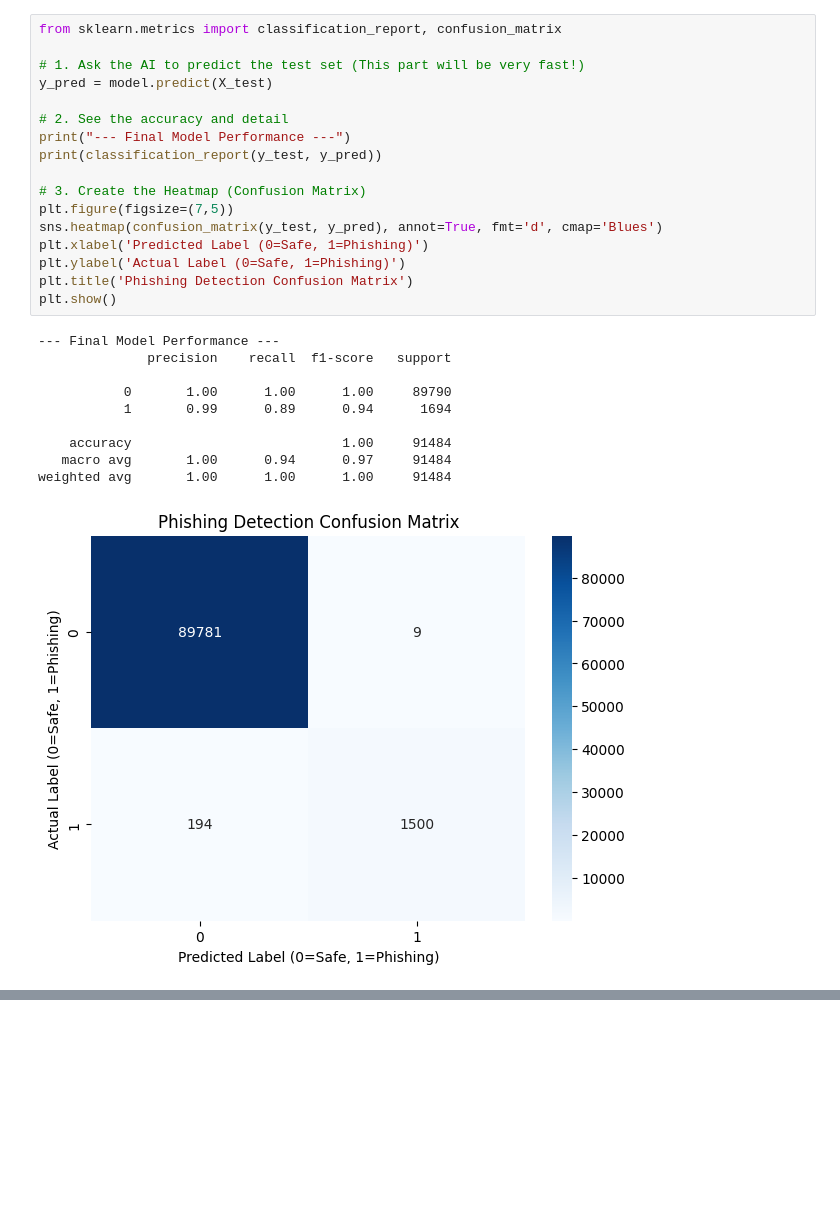
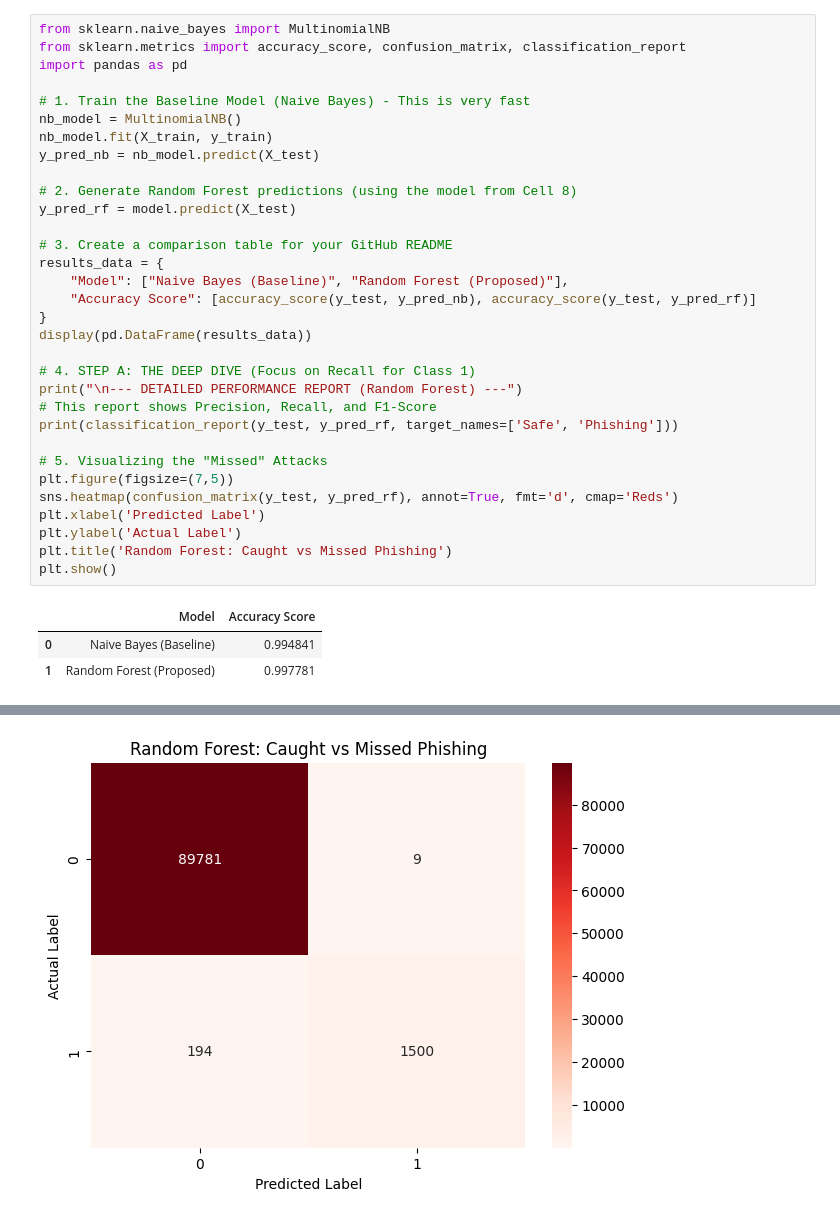
Before and after one commit to chaima-khoualdia/Security-Projectt, a Jupyter notebook: .ipynb, the cells around one changed output, grey strips where cells are left out. Saved outputs shown, nothing was run; the diff lists cells and outputs as text; blank space fills up the shorter version.

```diff
--- a/.ipynb
+++ b/.ipynb
@@ -205,28 +185,36 @@ weighted avg       1.00      1.00      1.00     91484
-# %%
-from sklearn.metrics import classification_report, confusion_matrix
-
-# 1. Ask the AI to predict the test set (This part will be very fast!)
-y_pred = model.predict(X_test)
-
-# 2. See the accuracy and detail
-print("--- Final Model Performance ---")
-print(classification_report(y_test, y_pred))
-
-# 3. Create the Heatmap (Confusion Matrix)
-plt.figure(figsize=(7,5))
-sns.heatmap(confusion_matrix(y_test, y_pred), annot=True, fmt='d', cmap='Blues')
-plt.xlabel('Predicted Label (0=Safe, 1=Phishing)')
-plt.ylabel('Actual Label (0=Safe, 1=Phishing)')
-plt.title('Phishing Detection Confusion Matrix')
-plt.show()
-# %% [output]
---- Final Model Performance ---
-              precision    recall  f1-score   support
-
-           0       1.00      1.00      1.00     89790
-           1       0.99      0.89      0.94      1694
-
-    accuracy                           1.00     91484
-   macro avg       1.00      0.94      0.97     91484
-weighted avg       1.00      1.00      1.00     91484
-[figure, removed]
+# %%
+from sklearn.naive_bayes import MultinomialNB
+from sklearn.metrics import accuracy_score, confusion_matrix, classification_report
+import pandas as pd
+
+# 1. Train the Baseline Model (Naive Bayes) - This is very fast
+nb_model = MultinomialNB()
+nb_model.fit(X_train, y_train)
+y_pred_nb = nb_model.predict(X_test)
+
+# 2. Generate Random Forest predictions (using the model from Cell 8)
+y_pred_rf = model.predict(X_test)
+
+# 3. Create a comparison table for your GitHub README
+results_data = {
+    "Model": ["Naive Bayes (Baseline)", "Random Forest (Proposed)"],
+    "Accuracy Score": [accuracy_score(y_test, y_pred_nb), accuracy_score(y_test, y_pred_rf)]
+}
+display(pd.DataFrame(results_data))
+
+# 4. STEP A: THE DEEP DIVE (Focus on Recall for Class 1)
+print("\n--- DETAILED PERFORMANCE REPORT (Random Forest) ---")
+# This report shows Precision, Recall, and F1-Score
+print(classification_report(y_test, y_pred_rf, target_names=['Safe', 'Phishing']))
+
+# 5. Visualizing the "Missed" Attacks
+plt.figure(figsize=(7,5))
+sns.heatmap(confusion_matrix(y_test, y_pred_rf), annot=True, fmt='d', cmap='Reds')
+plt.xlabel('Predicted Label')
+plt.ylabel('Actual Label')
+plt.title('Random Forest: Caught vs Missed Phishing')
+plt.show()
+# %% [output]
+|  | Model | Accuracy Score |
+| 0 | Naive Bayes (Baseline) | 0.994841 |
+| 1 | Random Forest (Proposed) | 0.997781 |
@@ -233,3 +230,4 @@ weighted avg       1.00      1.00      1.00     91484
+[figure, added]
 # %%
 import joblib
 
```
Also changed, not shown: parts of 17 cells of this notebook, 2 other files.
